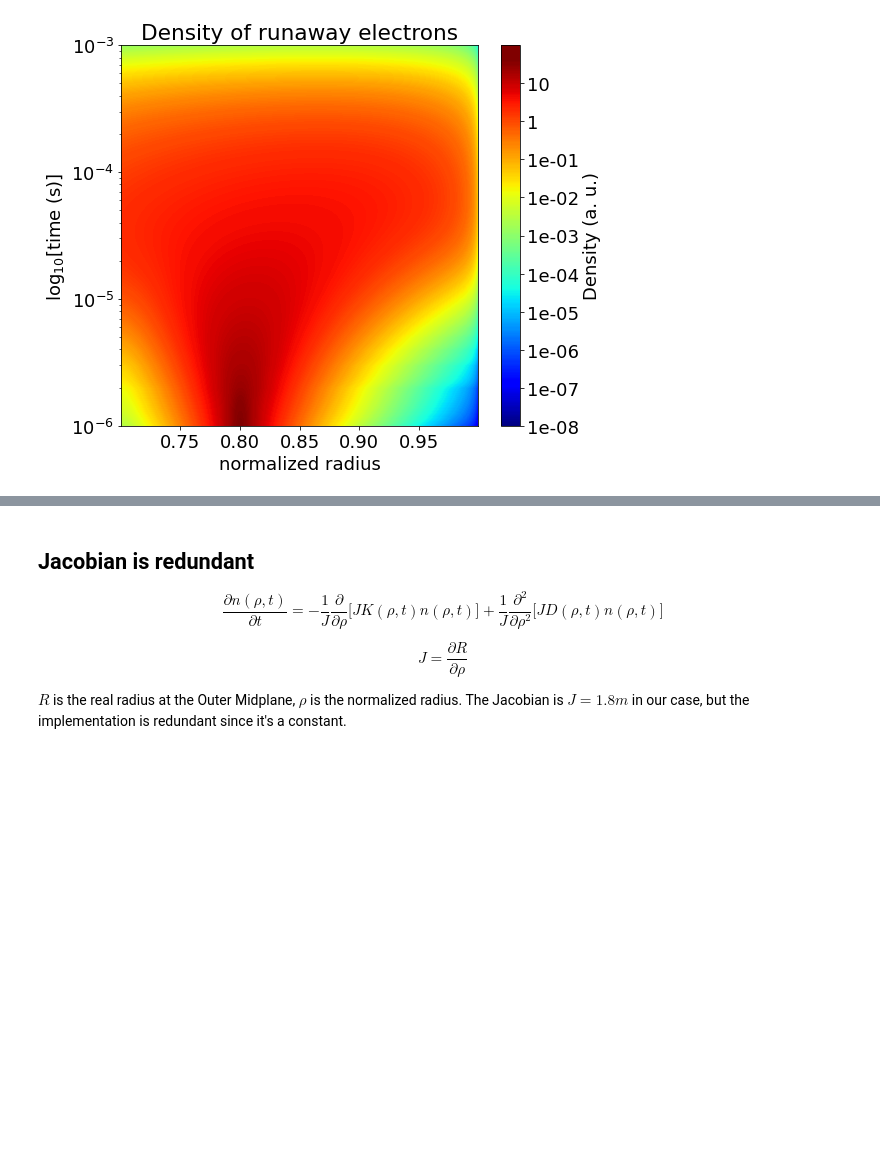
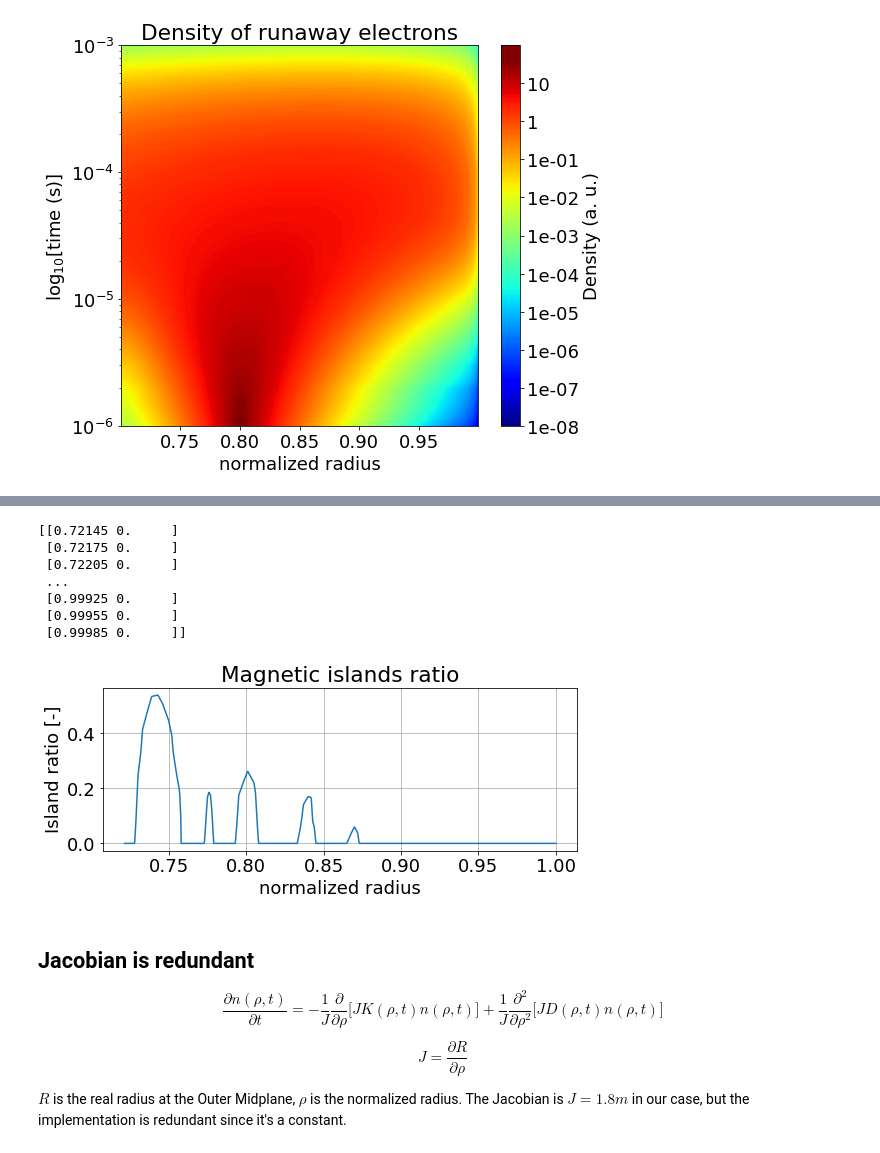
Before and after one commit to leferi99/szakdolgozat, a Jupyter notebook: main_log_EN.ipynb, the cells around one changed output, grey strips where cells are left out. Saved outputs shown, nothing was run; the diff lists cells and outputs as text; code cells hidden in the pictures; blank space fills up the shorter version.

```diff
--- a/main_log_EN.ipynb
+++ b/main_log_EN.ipynb
@@ -474,3 +474,23 @@ plt.savefig("coeffs.jpg", dpi=150)
+# %%
+islands = np.genfromtxt('python_files/island_data.csv', delimiter=',')
+print(islands)
+fig_conv = plt.figure(figsize=(8.5,3))
+
+plt.xlabel('normalized radius')
+plt.ylabel(r'Island ratio [-]')
+plt.plot(*islands.T)
+plt.grid()
+plt.title('Magnetic islands ratio')
+plt.savefig("island_ratio.jpg", dpi=150)
+# %% [output]
+[[0.72145 0.     ]
+ [0.72175 0.     ]
+ [0.72205 0.     ]
+ ...
+ [0.99925 0.     ]
+ [0.99955 0.     ]
+ [0.99985 0.     ]]
+[figure, added]
 # %% [markdown]
 ## Jacobian is redundant
 \begin{equation}
```
Also changed, not shown: parts of 1 cell of this notebook, 4 other files.
